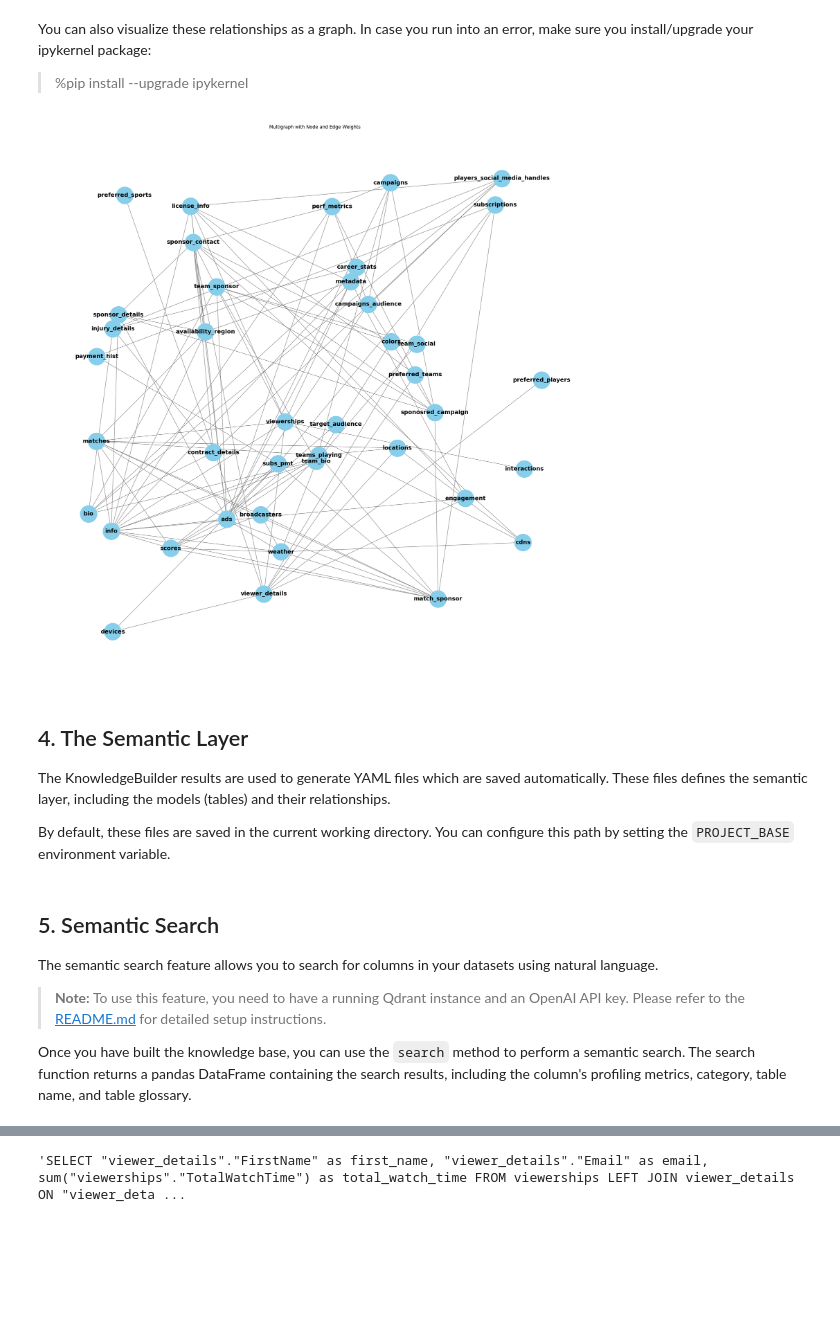
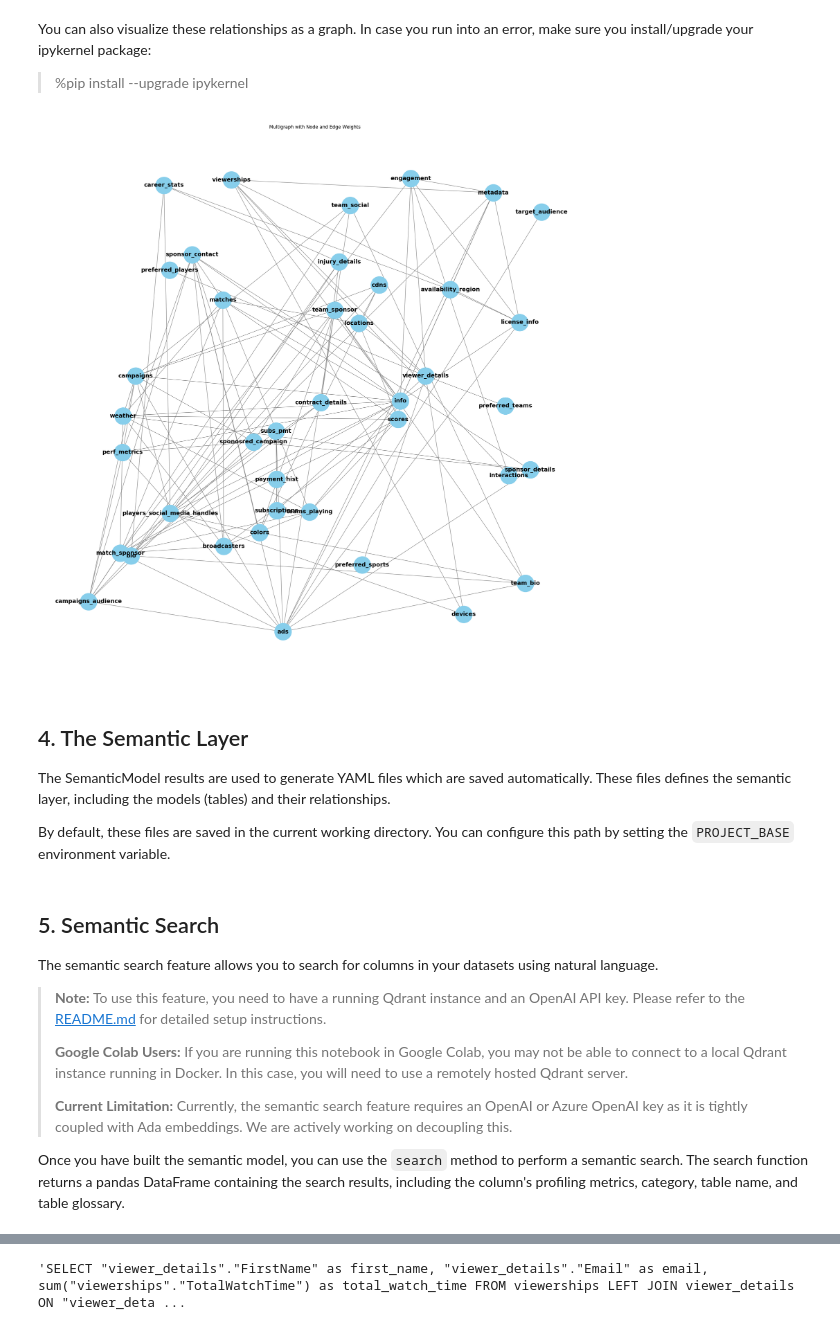
Before and after one commit to Intugle/data-tools, a Jupyter notebook: notebooks/quickstart_sports_media.ipynb, the cells around one changed output, grey strips where cells are left out. Drawn from its saved outputs; the diff is of its cells as text; code cells hidden in the pictures; blank space fills up the shorter version.

Commit message:
updated notebooks, updated version to 1.0.0

```diff
--- a/notebooks/quickstart_sports_media.ipynb
+++ b/notebooks/quickstart_sports_media.ipynb
@@ -81,7 +83,7 @@ Let's start by defining the datasets we want to use. The path shown below can be
 def generate_config(table_name: str) -> str:
     """Append the base URL to the table name."""
     return {
-        "path": f"https://raw.githubusercontent.com/Intugle/data-tools/refs/heads/main/sample_data/sports_media/{table_name}.csv",
+        "path": f"./sample_data/sports_media/{table_name}.csv",
         "type": "csv",
     }
 
@@ -135,11 +137,11 @@ Now, let's use the `KnowledgeBuilder` to build our semantic layer:
 
 > The `domain` parameter helps the LLM generate a more contextual business glossary. It specifies the industry domain that the dataset belongs to (e.g., "Healthcare", "Finance", "E-commerce").
 # %%
-from intugle import KnowledgeBuilder
+from intugle import SemanticModel
 
-# Initialize the knowledge builder
-kb = KnowledgeBuilder(datasets, domain="Fast Moving Consumer Goods")
+# Initialize the semantic model
+sm = SemanticModel(datasets, domain="Sports Media Company")
 
 # Run the prediction
-kb.build()
+sm.build()
 # %% [output]
@@ -269,13 +238,13 @@ kb.links
 You can also visualize these relationships as a graph. In case you run into an error, make sure you install/upgrade your ipykernel package:
 > %pip install --upgrade ipykernel
 # %%
-kb.visualize()  # To visualize the relationships as a graph
+sm.visualize()  # To visualize the relationships as a graph
 # %% [output]
-[figure, old version]
+[figure, new version]
 # %% [markdown]
 ## 4. The Semantic Layer
 
-The KnowledgeBuilder results are used to generate YAML files which are saved automatically. These files defines the semantic layer, including the models (tables) and their relationships.
+The SemanticModel results are used to generate YAML files which are saved automatically. These files defines the semantic layer, including the models (tables) and their relationships.
 
 By default, these files are saved in the current working directory. You can configure this path by setting the `PROJECT_BASE` environment variable.
 # %% [markdown]
@@ -284,7 +253,11 @@ By default, these files are saved in the current working directory. You can conf
 The semantic search feature allows you to search for columns in your datasets using natural language.
 
 > **Note:** To use this feature, you need to have a running Qdrant instance and an OpenAI API key. Please refer to the [README.md](README.md) for detailed setup instructions.
+>
+> **Google Colab Users:** If you are running this notebook in Google Colab, you may not be able to connect to a local Qdrant instance running in Docker. In this case, you will need to use a remotely hosted Qdrant server.
+>
+> **Current Limitation:** Currently, the semantic search feature requires an OpenAI or Azure OpenAI key as it is tightly coupled with Ada embeddings. We are actively working on decoupling this.
 
-Once you have built the knowledge base, you can use the `search` method to perform a semantic search. The search function returns a pandas DataFrame containing the search results, including the column's profiling metrics, category, table name, and table glossary.
+Once you have built the semantic model, you can use the `search` method to perform a semantic search. The search function returns a pandas DataFrame containing the search results, including the column's profiling metrics, category, table name, and table glossary.
 # %%
 # Perform a semantic search
```
Also changed, not shown: parts of 14 cells of this notebook, 6 other files.
